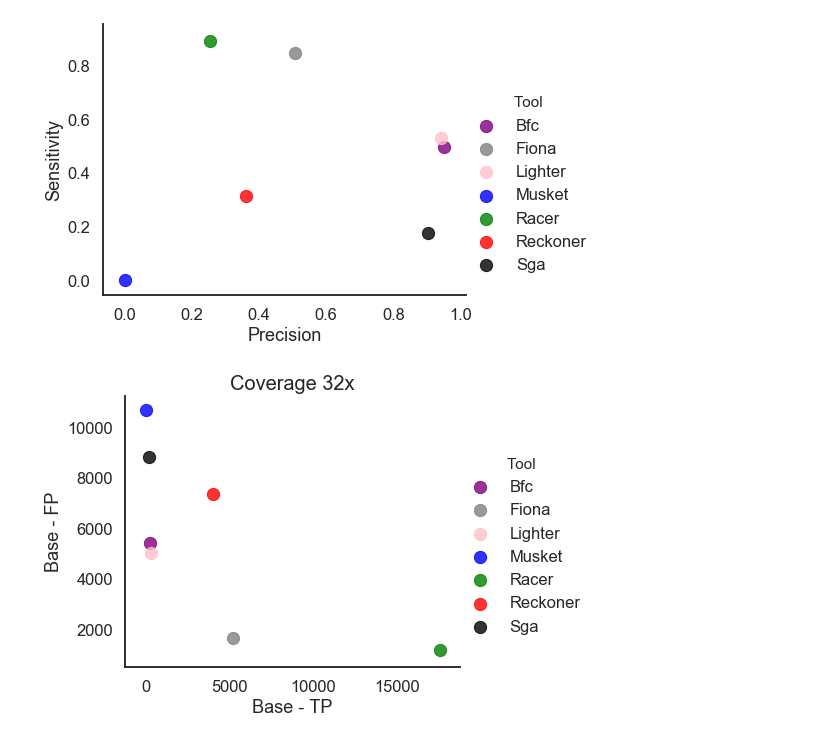
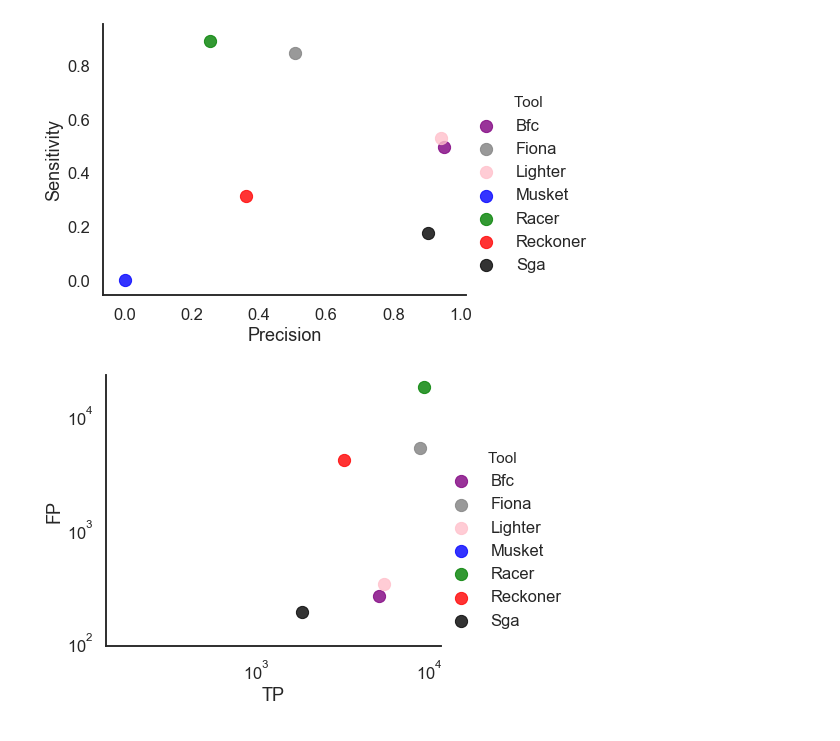
Before and after one commit to Mangul-Lab-USC/benchmarking_error_correction, a Jupyter notebook: notebooks/TCRA_real.ipynb, the cells around one changed output. Drawn from its saved outputs; the diff is of its cells as text; code cells hidden in the pictures.

```diff
--- a/notebooks/TCRA_real.ipynb
+++ b/notebooks/TCRA_real.ipynb
@@ -129,18 +131,19 @@ plt.savefig("../figures/WGS_human//lmplot_Precision_vs_Sensitivity_cov32.pdf")
 # %%
 import matplotlib.pyplot as plt
 import seaborn as sns
 g=sns.set_style("white")
 g=sns.set_context("talk")
-g=sns.lmplot(data=data2 , x='Base - FP', y='Base - FN', hue='Tool', palette=color_dict, fit_reg=False,aspect=1.3,scatter_kws={"s": 150})
-g.set(xlabel='Base - TP', ylabel='Base - FP')
+g=sns.lmplot(data=data2 , x='Base - TP', y='Base - FP', hue='Tool', palette=color_dict, fit_reg=False,aspect=1.3,scatter_kws={"s": 150})
+g.set(xlabel='TP', ylabel='FP')
 #plt.title(str(th)+"bp")
-#g.set(xscale="log");
+g.set(xscale="log")
+g.set(yscale="log")
+
 #plt.ylim(-0.1, 1.1)
 #plt.xlim(-0.1, 1.1)
-g=plt.title("Coverage 32x", fontsize=20)
 
 g=sns.despine()
 plt.savefig("../figures/WGS_human//lmplot_Precision_vs_Sensitivity_cov32.png")
 plt.savefig("../figures/WGS_human//lmplot_Precision_vs_Sensitivity_cov32.pdf")
 # %% [output]
-[figure, old version]
+[figure, new version]
```
Also changed, not shown: parts of 3 cells of this notebook, 6 other files.
